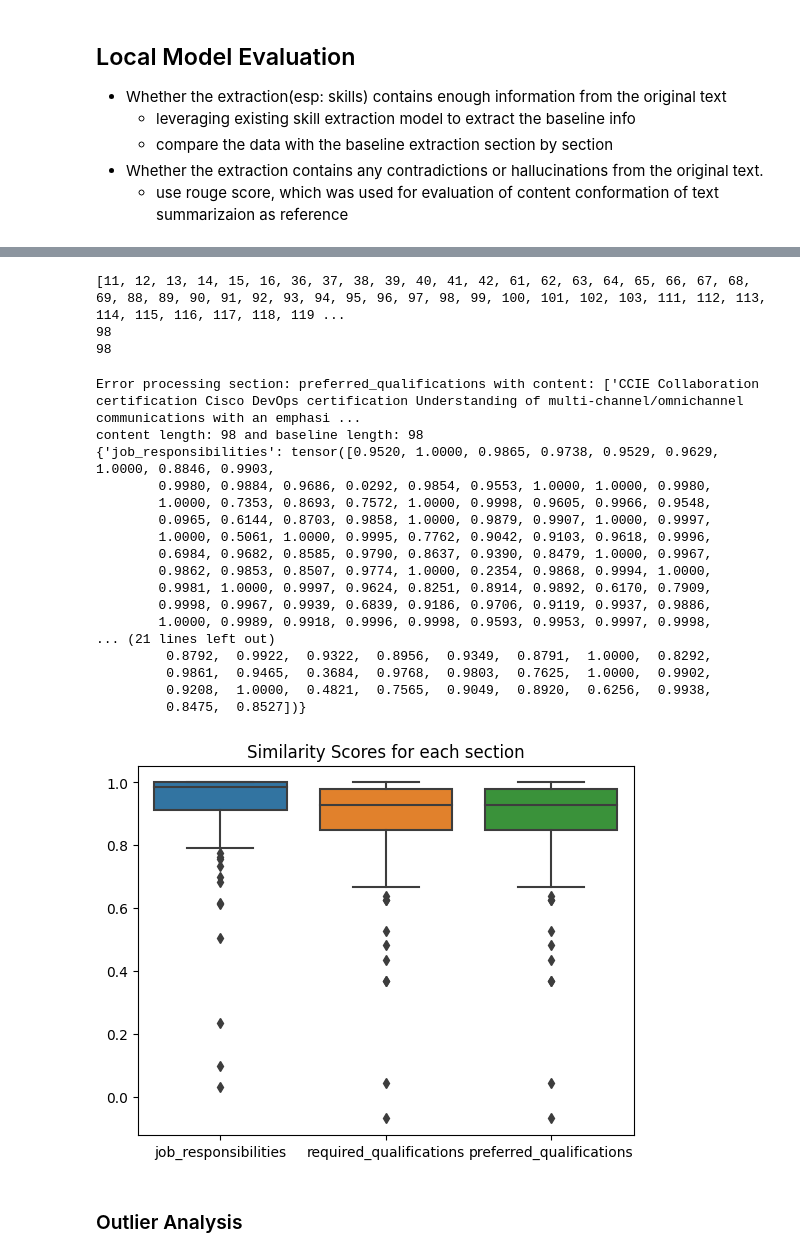
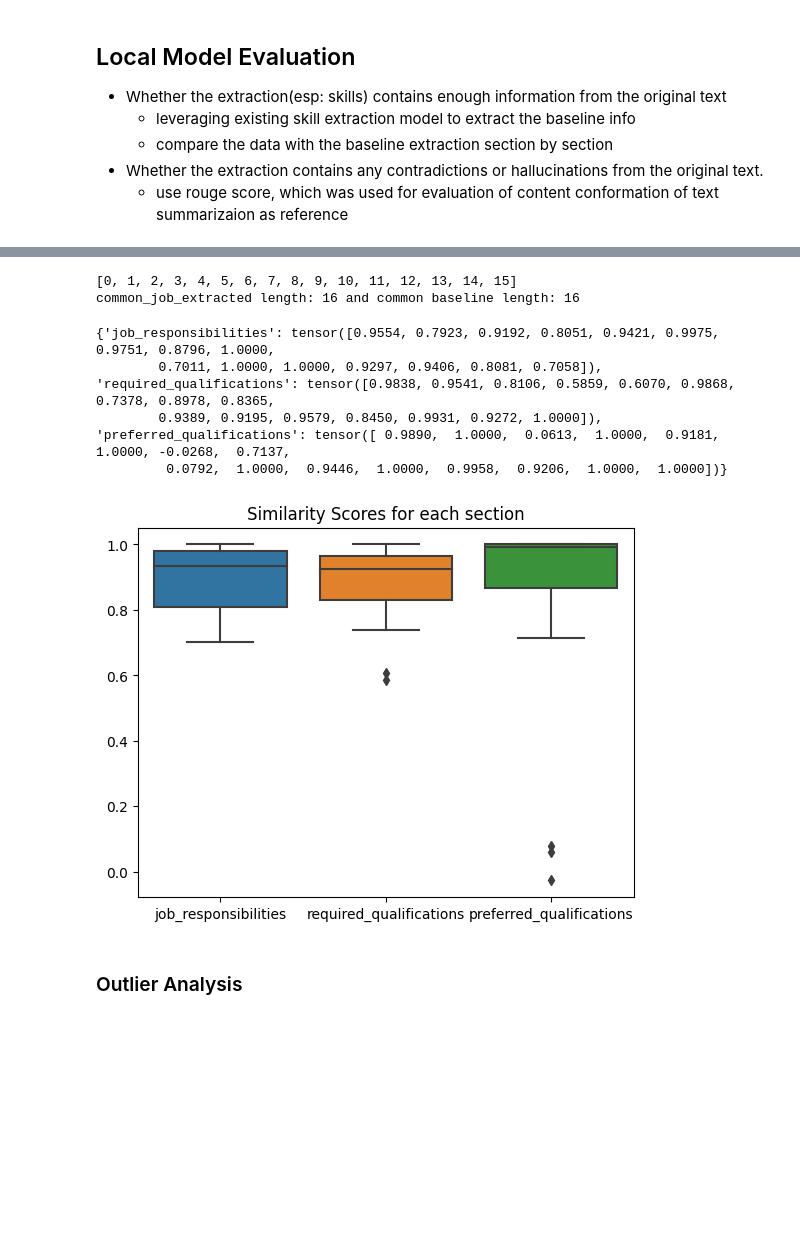
Before and after one commit to daiqing2009/ResumeFlow, a Jupyter notebook: benchmark/jd.ipynb, the cells around one changed output, grey strips where cells are left out. Cells and saved outputs as stored; diff of their text form; code cells hidden in the pictures; blank space fills up the shorter version.

Commit message:
Kaggle Notebook | Job Description Extraction Comparison | using gemma as model, also debug outliers

```diff
--- a/benchmark/jd.ipynb
+++ b/benchmark/jd.ipynb
@@ -510,0 +481,30 @@ llama3.1:latest    46e0c10c039e    4.9 GB    3 seconds ago
+# %%
+import subprocess
+# check if ollama is installed
+try:
+    subprocess.run(["ollama", "--version"], check=True)
+    print("Ollama is already installed.")
+except Exception:
+    print("Ollama is not installed. Installing now...")
+    # Install Ollama
+    !curl -fsSL https://ollama.com/install.sh | sh
+    print("Ollama installation complete.")
+
+#check is ollama is running
+try:
+    print("Starting ollama now...")
+    process = subprocess.Popen("ollama serve", shell=True) #runs on a different thread
+    print("Ollama started.")
+except Exception as e:
+    print(f"Exception: {e}")
+    print("Ollama may has already started.")
+
+# check if the model is already downloaded
+try:
+    subprocess.run(["ollama", "show", LOCAL_MODEL], check=True)
+    print(f"{LOCAL_MODEL} is already downloaded.")
+except Exception:
+    print(f"{LOCAL_MODEL} is not downloaded. Downloading now...")
+    # Download the model
+    !ollama pull {LOCAL_MODEL}
+    print(f"{LOCAL_MODEL} download complete.")
@@ -726,61 +748,46 @@ import torch
 # %%
 idx_common = list(set(jd_ext_idx)&set(jd_ext_idx_baseline))
 print(idx_common)
 # filter out the extration not common
 common_job_extracted = [ext for idx,ext in enumerate(job_extracted) if jd_ext_idx[idx] in jd_ext_idx_baseline]
 common_job_extracted_baseline = [ext for idx,ext in enumerate(job_extracted_baseline) if jd_ext_idx_baseline[idx] in jd_ext_idx]
-print(len(common_job_extracted))
-print(len(common_job_extracted_baseline))
+
+print(f"common_job_extracted length: {len(common_job_extracted)} and common baseline length: {len(common_job_extracted_baseline)}")
 
 #TODO: show job descriptions failed to be extracted
 
 # Download from the 🤗 Hub
-embedder = SentenceTransformer("jensjorisdecorte/JobBERT-v2")
+embedder = SentenceTransformer("sentence-transformers/all-MiniLM-L6-v2")
 
 similarity_scores = {}
 for section in SECTIONS:
     try:
         content = [concat_by_section(common_job_extracted[i], section) for i in range(len(idx_common))]
         local_embeddings = embedder.encode(content)
         baseline = [concat_by_section(common_job_extracted_baseline[i], section) for i in range(len(idx_common))]
         baseline_embeddings = embedder.encode(baseline)
-    except:
-        print(f"Error processing section: {section} with content: {content} and baseline: {baseline}")
-        print(f"content length: {len(content)} and baseline length: {len(baseline)}")
-    # print(local_embeddings.shape)
-    # print(baseline_embeddings.shape)
+    except Exception as e:
+        print(f"Exception occurred: {e}")
+
+
     # Calculate cosine similarity between the local and baseline embeddings
     similarity_scores[section] = torch.diagonal(embedder.similarity(local_embeddings, baseline_embeddings),0)
 
     # print(f"Average Cosine Similarity for {section}: {sum(similarity_scores) / len(similarity_scores)}")
 print(similarity_scores)
 # Visualize the similarity scores in a box plot
 df_sim = pd.DataFrame(similarity_scores)
 # print(df_sim)
 sns.boxplot(data=df_sim)
 plt.title(f"Similarity Scores for each section")
 plt.show()
 # %% [output]
-[11, 12, 13, 14, 15, 16, 36, 37, 38, 39, 40, 41, 42, 61, 62, 63, 64, 65, 66, 67, 68, 69, 88, 89, 90, 91, 92, 93, 94, 95, 96, 97, 98, 99, 100, 101, 102, 103, 111, 112, 113, 114, 115, 116, 117, 118, 119 ...
-98
-98
+[0, 1, 2, 3, 4, 5, 6, 7, 8, 9, 10, 11, 12, 13, 14, 15]
+common_job_extracted length: 16 and common baseline length: 16
-Error processing section: preferred_qualifications with content: ['CCIE Collaboration certification Cisco DevOps certification Understanding of multi-channel/omnichannel communications with an emphasi ...
-content length: 98 and baseline length: 98
-{'job_responsibilities': tensor([0.9520, 1.0000, 0.9865, 0.9738, 0.9529, 0.9629, 1.0000, 0.8846, 0.9903,
-        0.9980, 0.9884, 0.9686, 0.0292, 0.9854, 0.9553, 1.0000, 1.0000, 0.9980,
-        1.0000, 0.7353, 0.8693, 0.7572, 1.0000, 0.9998, 0.9605, 0.9966, 0.9548,
-        0.0965, 0.6144, 0.8703, 0.9858, 1.0000, 0.9879, 0.9907, 1.0000, 0.9997,
-        1.0000, 0.5061, 1.0000, 0.9995, 0.7762, 0.9042, 0.9103, 0.9618, 0.9996,
-        0.6984, 0.9682, 0.8585, 0.9790, 0.8637, 0.9390, 0.8479, 1.0000, 0.9967,
-        0.9862, 0.9853, 0.8507, 0.9774, 1.0000, 0.2354, 0.9868, 0.9994, 1.0000,
-        0.9981, 1.0000, 0.9997, 0.9624, 0.8251, 0.8914, 0.9892, 0.6170, 0.7909,
-        0.9998, 0.9967, 0.9939, 0.6839, 0.9186, 0.9706, 0.9119, 0.9937, 0.9886,
-        1.0000, 0.9989, 0.9918, 0.9996, 0.9998, 0.9593, 0.9953, 0.9997, 0.9998,
-... (21 lines left out)
-         0.8792,  0.9922,  0.9322,  0.8956,  0.9349,  0.8791,  1.0000,  0.8292,
-         0.9861,  0.9465,  0.3684,  0.9768,  0.9803,  0.7625,  1.0000,  0.9902,
-         0.9208,  1.0000,  0.4821,  0.7565,  0.9049,  0.8920,  0.6256,  0.9938,
-         0.8475,  0.8527])}
+{'job_responsibilities': tensor([0.9554, 0.7923, 0.9192, 0.8051, 0.9421, 0.9975, 0.9751, 0.8796, 1.0000,
+        0.7011, 1.0000, 1.0000, 0.9297, 0.9406, 0.8081, 0.7058]), 'required_qualifications': tensor([0.9838, 0.9541, 0.8106, 0.5859, 0.6070, 0.9868, 0.7378, 0.8978, 0.8365,
+        0.9389, 0.9195, 0.9579, 0.8450, 0.9931, 0.9272, 1.0000]), 'preferred_qualifications': tensor([ 0.9890,  1.0000,  0.0613,  1.0000,  0.9181,  1.0000, -0.0268,  0.7137,
+         0.0792,  1.0000,  0.9446,  1.0000,  0.9958,  0.9206,  1.0000,  1.0000])}
-[figure, old version]
+[figure, new version]
 # %% [markdown]
 ### Outlier Analysis
```
Also changed, not shown: parts of 33 cells of this notebook.
